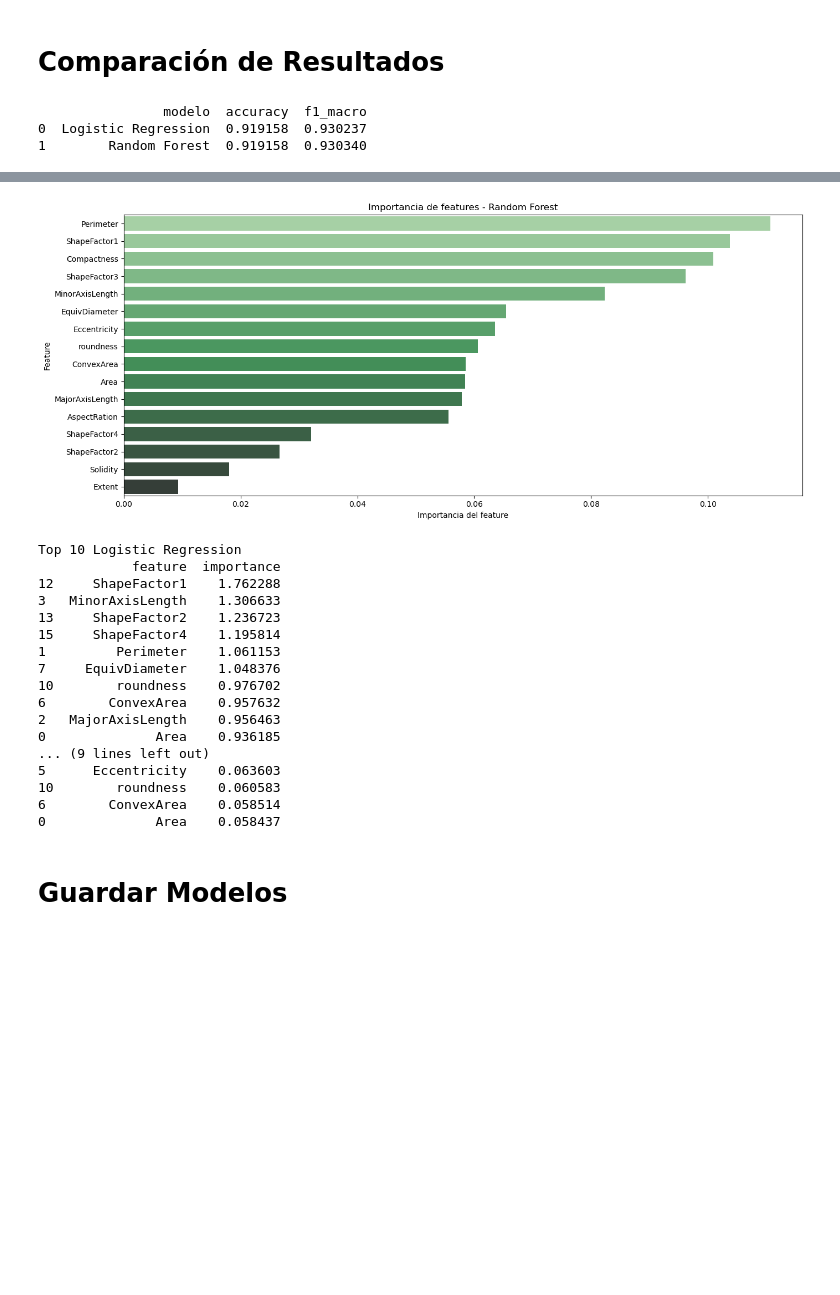
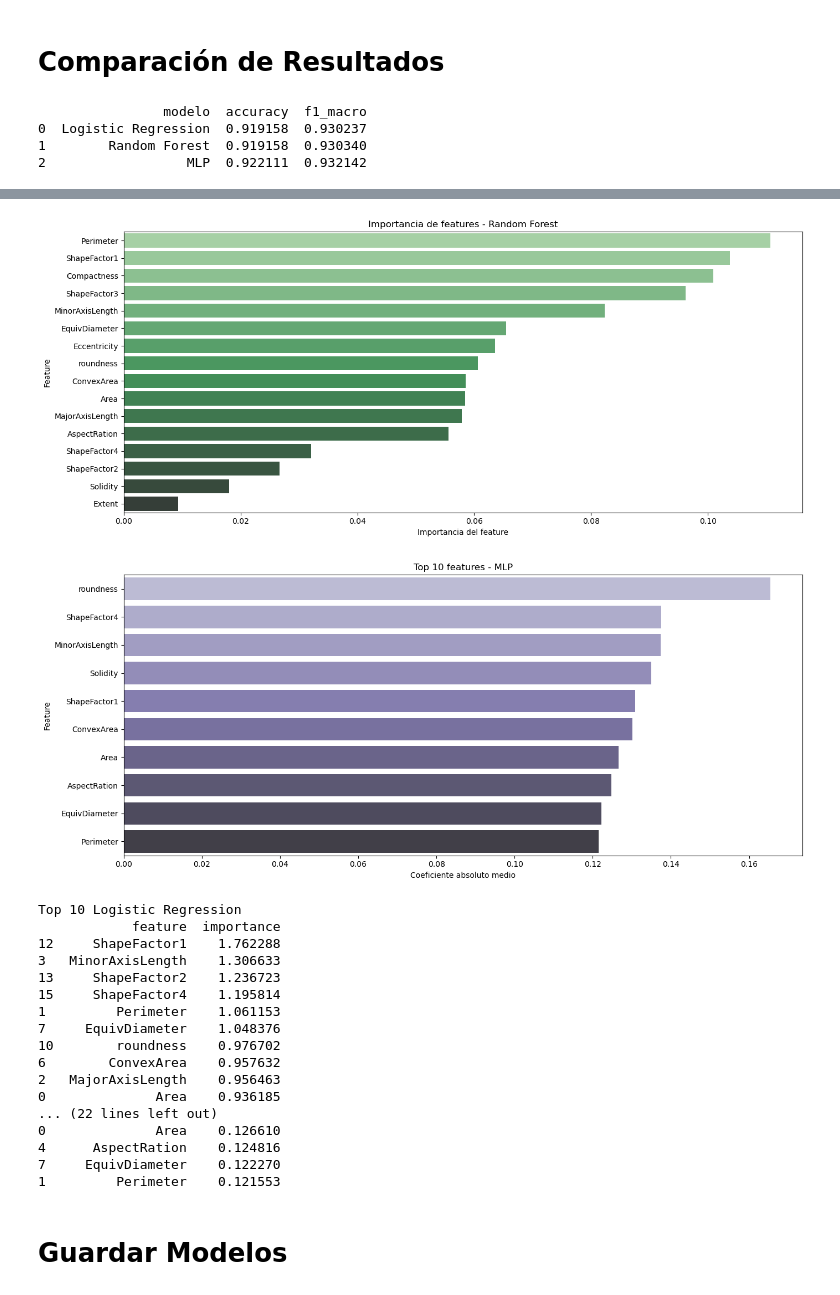
Before and after one commit to jmcajigas/Laboratorio-Dry-Bean-ML, a Jupyter notebook: notebooks/Training.ipynb, the cells around one changed output, grey strips where cells are left out. Cells and saved outputs as stored; diff of their text form; code cells hidden in the pictures; blank space fills up the shorter version.

```diff
--- a/notebooks/Training.ipynb
+++ b/notebooks/Training.ipynb
@@ -115,0 +139,27 @@ plt.show()
+# %%
+from sklearn.preprocessing import StandardScaler
+from sklearn.metrics import accuracy_score, f1_score, classification_report
+from sklearn.neural_network import MLPClassifier
+
+scaler = StandardScaler()
+X_train_scaled = scaler.fit_transform(X_train)
+X_test_scaled = scaler.transform(X_test)  # Solo transform, nunca fit en test
+
+mlp_model = MLPClassifier(
+    hidden_layer_sizes=(128, 64),   # Dos capas ocultas: 128 y 64 neuronas
+    activation='relu',              # Función de activación
+    solver='adam',                  # Optimizador
+    max_iter=300,                   # Épocas máximas
+    random_state=42,
+    early_stopping=True,            # Detiene si no mejora en validación
+    validation_fraction=0.1,        # 10% de entrenamiento para validación
+    n_iter_no_change=15             # Paciencia para early stopping
+)
+mlp_model.fit(X_train_scaled, y_train_encoded)
+
+y_pred_mlp = mlp_model.predict(X_test_scaled)
+accuracy_mlp = accuracy_score(y_test_encoded, y_pred_mlp)
+f1_mlp = f1_score(y_test_encoded, y_pred_mlp, average="macro")
+print("Accuracy MLP:", accuracy_mlp)
+print("F1 macro MLP:", f1_mlp)
+print(classification_report(y_test_encoded, y_pred_mlp))
@@ -117,15 +183,16 @@ plt.show()
 # Comparación de Resultados
 # %%
 results = pd.DataFrame({
-"modelo": ["Logistic Regression", "Random Forest"],
-"accuracy": [accuracy_baseline, accuracy_forest],
-"f1_macro": [f1_baseline, f1_forest]
+"modelo": ["Logistic Regression", "Random Forest", "MLP"],
+"accuracy": [accuracy_baseline, accuracy_forest, accuracy_mlp],
+"f1_macro": [f1_baseline, f1_forest, f1_mlp]
 })
 print(results)
 # %% [output]
                 modelo  accuracy  f1_macro
 0  Logistic Regression  0.919158  0.930237
 1        Random Forest  0.919158  0.930340
+2                  MLP  0.922111  0.932142
 # %%
 import numpy as np
 import seaborn as sns
@@ -138,33 +205,50 @@ importance_lr = pd.DataFrame({
 
 importance_rf = pd.DataFrame({
     "feature": X.columns,
     "importance": forest_model.feature_importances_
+}).sort_values("importance", ascending=False)
+
+importance_MLP = pd.DataFrame({
+    "feature": X.columns,
+    "importance": np.mean(np.abs(mlp_model.coefs_[0]), axis=1)
 }).sort_values("importance", ascending=False)
 
 plt.figure(figsize=(14, 6))
 sns.barplot(data=importance_lr, x="importance", y="feature", palette="Blues_d")
 plt.title("Importancia de features - Logistic Regression")
 plt.xlabel("Coeficiente absoluto medio")
 plt.ylabel("Feature")
 plt.tight_layout()
 plt.show()
 
 plt.figure(figsize=(14, 6))
 sns.barplot(data=importance_rf, x="importance", y="feature", palette="Greens_d")
 plt.title("Importancia de features - Random Forest")
 plt.xlabel("Importancia del feature")
 plt.ylabel("Feature")
 plt.tight_layout()
 plt.show()
 
+plt.figure(figsize=(14, 6))
+sns.barplot(data=importance_MLP.head(10), x="importance", y="feature", palette="Purples_d")
+plt.title("Top 10 features - MLP")
+plt.xlabel("Coeficiente absoluto medio")
+plt.ylabel("Feature")
+plt.tight_layout()
+plt.show()
+
 print("Top 10 Logistic Regression")
 print(importance_lr.head(10))
 
 print("\nTop 10 Random Forest")
 print(importance_rf.head(10))
+
+print("\nTop 10 MLP")
+print(importance_MLP.head(10))
 # %% [output]
 [figure]
 [figure]
+[figure, added]
 Top 10 Logistic Regression
             feature  importance
 12     ShapeFactor1    1.762288
@@ -177,11 +261,11 @@ Top 10 Logistic Regression
 6        ConvexArea    0.957632
 2   MajorAxisLength    0.956463
 0              Area    0.936185
-... (9 lines left out)
-5      Eccentricity    0.063603
-10        roundness    0.060583
-6        ConvexArea    0.058514
-0              Area    0.058437
+... (22 lines left out)
+0              Area    0.126610
+4      AspectRation    0.124816
+7     EquivDiameter    0.122270
+1         Perimeter    0.121553
 # %% [markdown]
 # Guardar Modelos
 # %%
```
Also changed, not shown: parts of 8 cells of this notebook.
